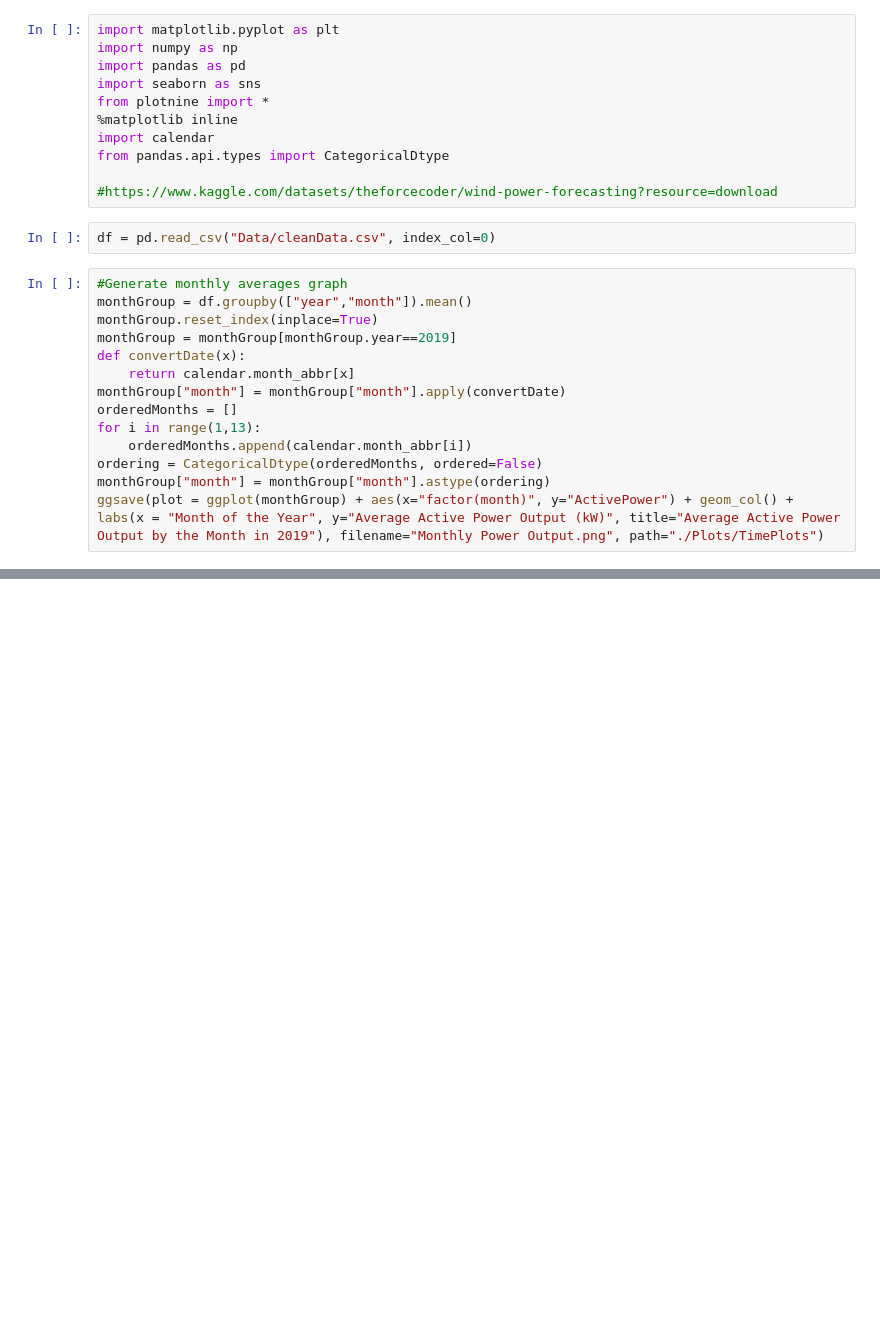
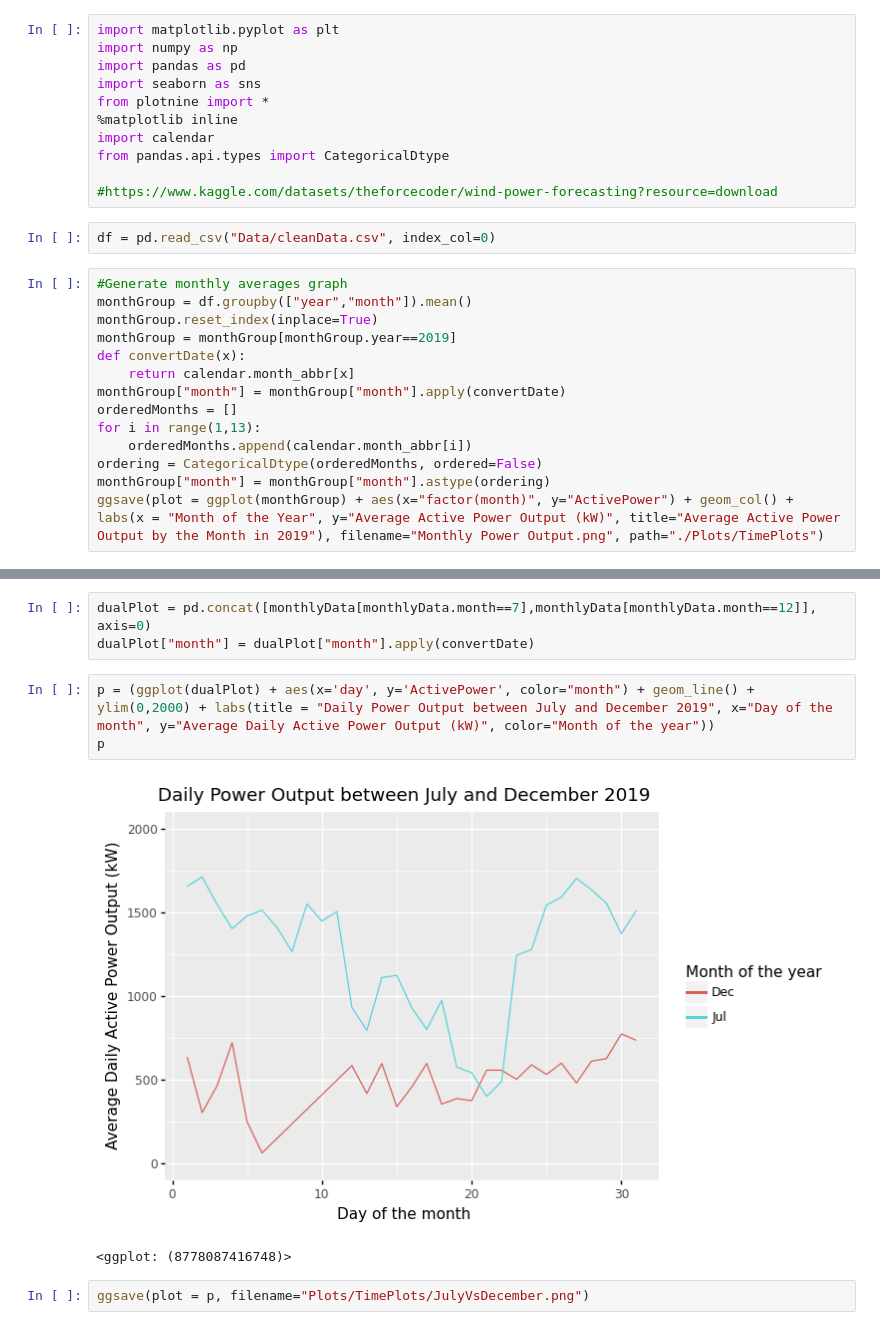
Before and after one commit to rangers5/DataVizFinal, a Jupyter notebook: GenerateTimeGraphs.ipynb, the cells around one changed output, grey strips where cells are left out. Cells and saved outputs as stored; diff of their text form; blank space fills up the shorter version.

Commit message:
Fixed the time plot, reran all code to verify it is working on the latest data before submission, updated Readme

```diff
--- a/GenerateTimeGraphs.ipynb
+++ b/GenerateTimeGraphs.ipynb
@@ -65,0 +66,11 @@ monthPlots
+# %%
+dualPlot = pd.concat([monthlyData[monthlyData.month==7],monthlyData[monthlyData.month==12]], axis=0)
+dualPlot["month"] = dualPlot["month"].apply(convertDate)
+# %%
+p = (ggplot(dualPlot) + aes(x='day', y='ActivePower', color="month") + geom_line() + ylim(0,2000) + labs(title = "Daily Power Output between July and December 2019", x="Day of the month", y="Average Daily Active Power Output (kW)", color="Month of the year"))
+p
+# %% [output]
+[figure, added]
+<ggplot: (8778087416748)>
+# %%
+ggsave(plot = p, filename="Plots/TimePlots/JulyVsDecember.png")
```
Also changed, not shown: parts of 1 cell of this notebook, 56 other files.
